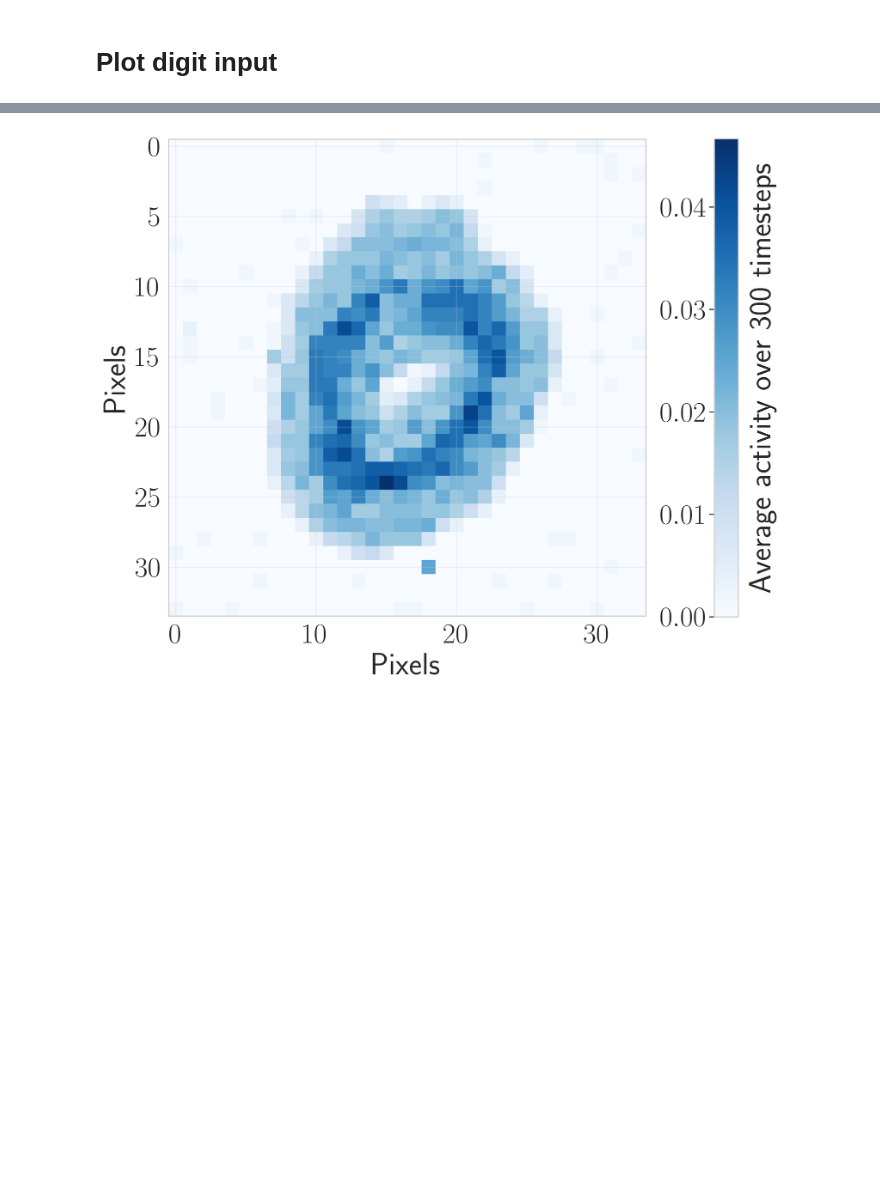
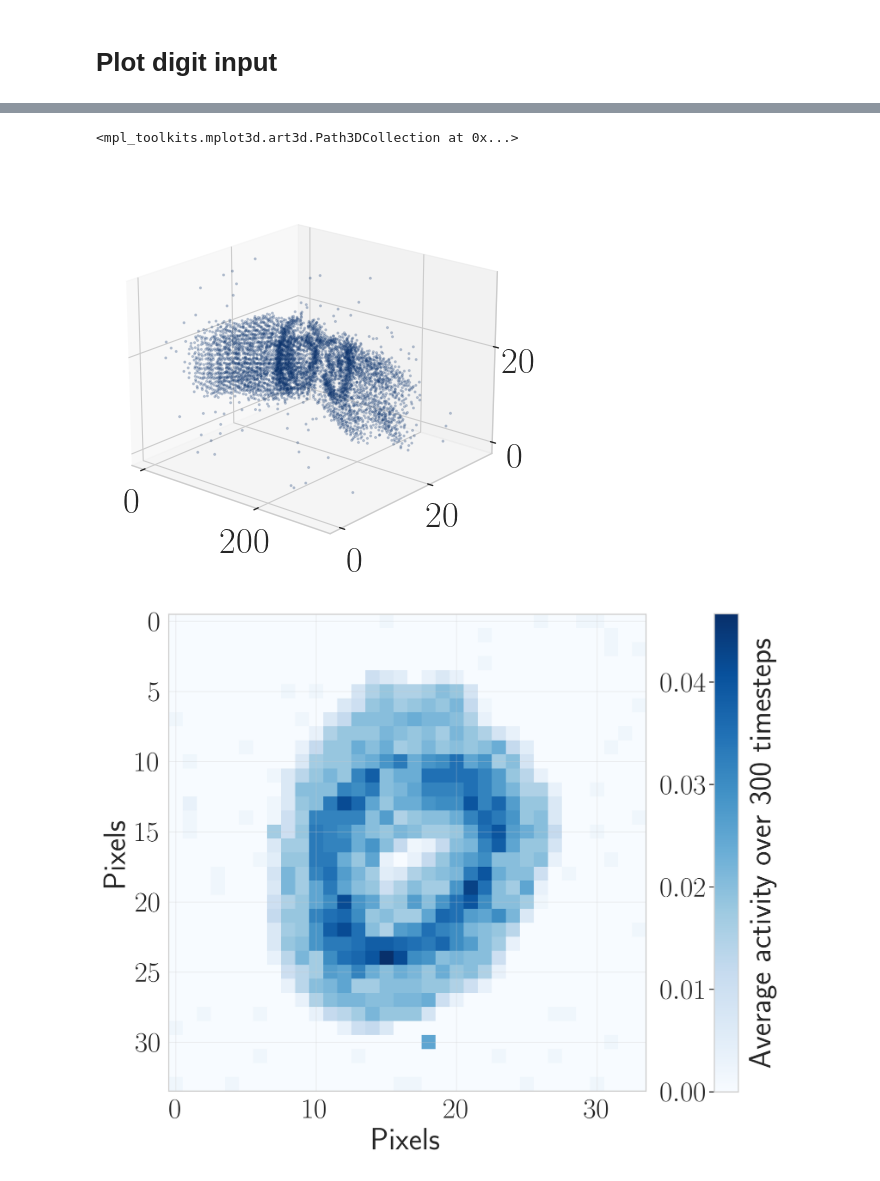
Before and after one commit to neuromorphs/NIR, a Jupyter notebook: paper/02_cnn/cnn_plots.ipynb, the cells around one changed output, grey strips where cells are left out. Cells and saved outputs as stored; diff of their text form; code cells hidden in the pictures; blank space fills up the shorter version.

```diff
--- a/paper/02_cnn/cnn_plots.ipynb
+++ b/paper/02_cnn/cnn_plots.ipynb
@@ -81,3 +94,12 @@ f.savefig("../figures/conv_confusion.pdf", bbox_inches="tight")
+# %%
+frames = np.load("val_numbers.npy")[:,8].sum(1)
+coords = torch.tensor(frames).to_sparse().indices()
+ax = plt.subplot(projection="3d")
+ax.view_init(azim=310, elev=20)
+ax.scatter(*coords, s=2, alpha=0.2, color=c(1.))
+# %% [output]
+<mpl_toolkits.mplot3d.art3d.Path3DCollection at 0x...>
+[figure, added]
 # %%
 f, ax = plt.subplots(1, 1, figsize=(8, 8), dpi=300)
 cax = ax.imshow(np.load("val_numbers.npy").mean(0)[0].mean(0), cmap="Blues")
```
Also changed, not shown: parts of 9 cells of this notebook.
